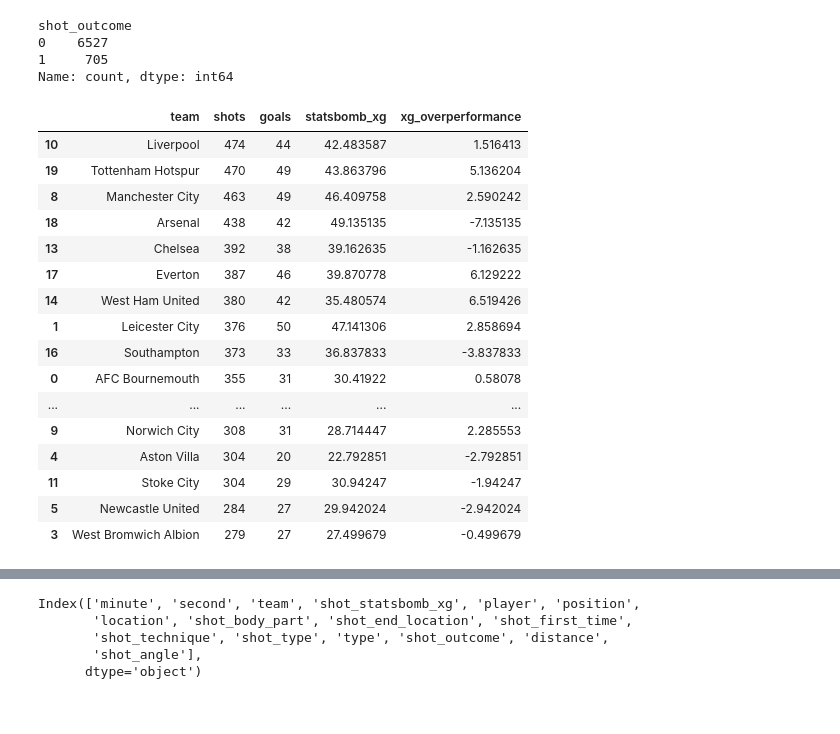
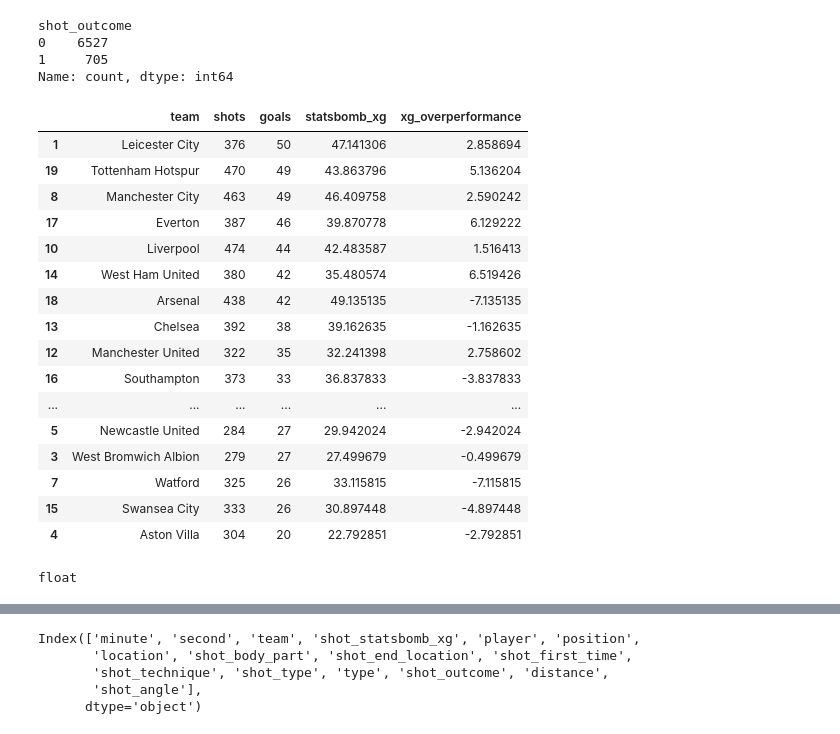
Before and after one commit to SenOhen/xg-analysis, a Jupyter notebook: xg_analysis-Premier_League.ipynb, the cells around one changed output, grey strips where cells are left out. Saved outputs shown, nothing was run; the diff lists cells and outputs as text; code cells hidden in the pictures.

```diff
--- a/xg_analysis-Premier_League.ipynb
+++ b/xg_analysis-Premier_League.ipynb
@@ -173,29 +173,33 @@ Name: count, dtype: int64
 # %%
 Premier_League_team_summary_df = pd.DataFrame(columns = ['team', 'shots', 'goals', 'statsbomb_xg', 'xg_overperformance'])
 for team in pd.unique(Premier_League_shots_df['team']):
     shot_sum = Premier_League_shots_df['team'].value_counts()[team]
     goal_sum = sum(Premier_League_shots_df[Premier_League_shots_df['team']==team]['shot_outcome'])
     statsbomb_xg_sum = sum(Premier_League_shots_df[Premier_League_shots_df['team']==team]['shot_statsbomb_xg'])
     xg_overperformance = goal_sum - statsbomb_xg_sum
     new_row = pd.Series({'team': team, 'shots': shot_sum, 'goals': goal_sum, 'statsbomb_xg': statsbomb_xg_sum, 'xg_overperformance': xg_overperformance})
     Premier_League_team_summary_df.loc[len(Premier_League_team_summary_df)]=new_row
-Premier_League_team_summary_df = Premier_League_team_summary_df.sort_values(by=['shots'], ascending=False)
+Premier_League_team_summary_df = Premier_League_team_summary_df.sort_values(by=['goals'], ascending=False)
 Premier_League_team_summary_df
 # %% [output]
 |  | team | shots | goals | statsbomb_xg | xg_overperformance |
-| 10 | Liverpool | 474 | 44 | 42.483587 | 1.516413 |
+| 1 | Leicester City | 376 | 50 | 47.141306 | 2.858694 |
 | 19 | Tottenham Hotspur | 470 | 49 | 43.863796 | 5.136204 |
 | 8 | Manchester City | 463 | 49 | 46.409758 | 2.590242 |
+| 17 | Everton | 387 | 46 | 39.870778 | 6.129222 |
+| 10 | Liverpool | 474 | 44 | 42.483587 | 1.516413 |
+| 14 | West Ham United | 380 | 42 | 35.480574 | 6.519426 |
 | 18 | Arsenal | 438 | 42 | 49.135135 | -7.135135 |
 | 13 | Chelsea | 392 | 38 | 39.162635 | -1.162635 |
-| 17 | Everton | 387 | 46 | 39.870778 | 6.129222 |
-| 14 | West Ham United | 380 | 42 | 35.480574 | 6.519426 |
-| 1 | Leicester City | 376 | 50 | 47.141306 | 2.858694 |
+| 12 | Manchester United | 322 | 35 | 32.241398 | 2.758602 |
 | 16 | Southampton | 373 | 33 | 36.837833 | -3.837833 |
-| 0 | AFC Bournemouth | 355 | 31 | 30.41922 | 0.58078 |
 | ... | ... | ... | ... | ... | ... |
-| 9 | Norwich City | 308 | 31 | 28.714447 | 2.285553 |
-| 4 | Aston Villa | 304 | 20 | 22.792851 | -2.792851 |
-| 11 | Stoke City | 304 | 29 | 30.94247 | -1.94247 |
 | 5 | Newcastle United | 284 | 27 | 29.942024 | -2.942024 |
 | 3 | West Bromwich Albion | 279 | 27 | 27.499679 | -0.499679 |
+| 7 | Watford | 325 | 26 | 33.115815 | -7.115815 |
+| 15 | Swansea City | 333 | 26 | 30.897448 | -4.897448 |
+| 4 | Aston Villa | 304 | 20 | 22.792851 | -2.792851 |
+# %%
+type(Premier_League_team_summary_df['statsbomb_xg'][0])
+# %% [output]
+float
```
Also changed, not shown: parts of 10 cells of this notebook, 4 other files.
